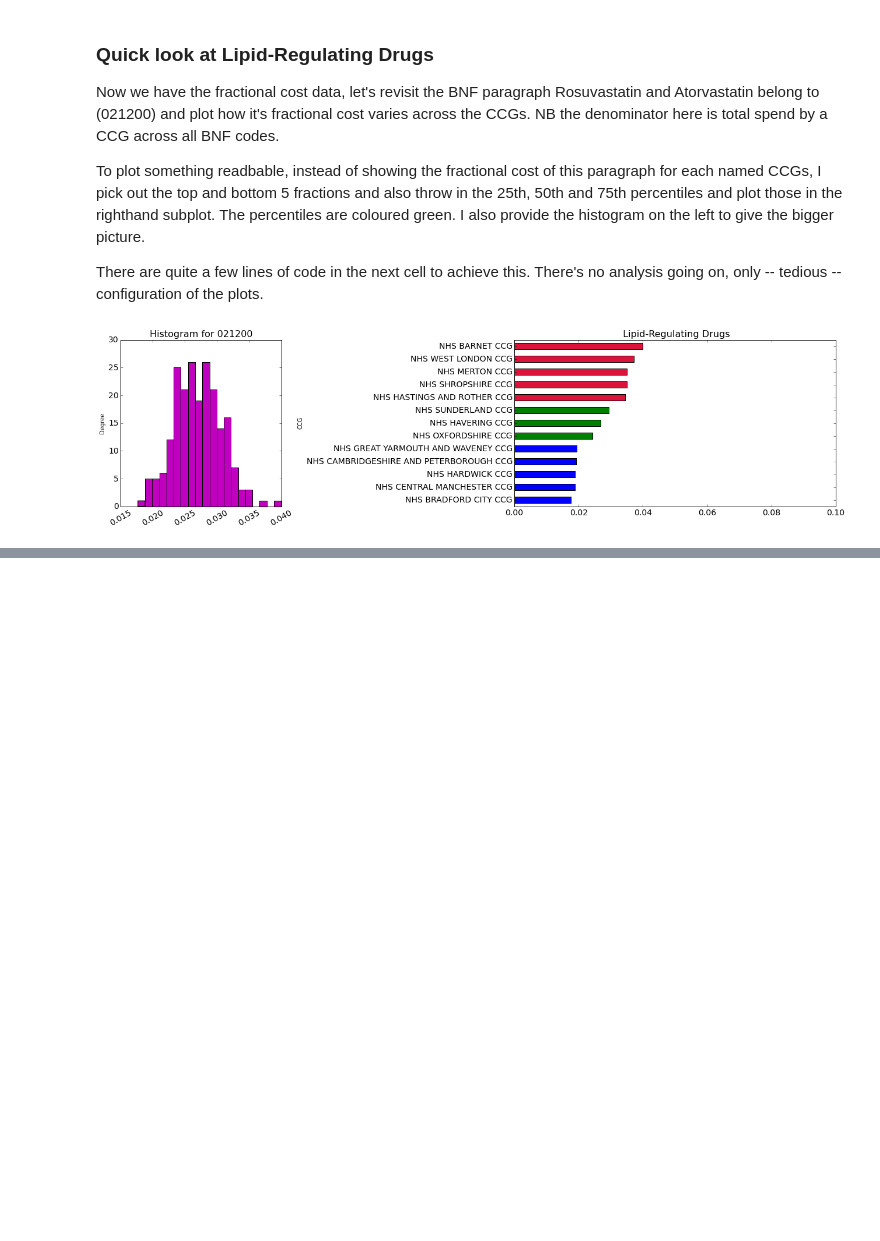
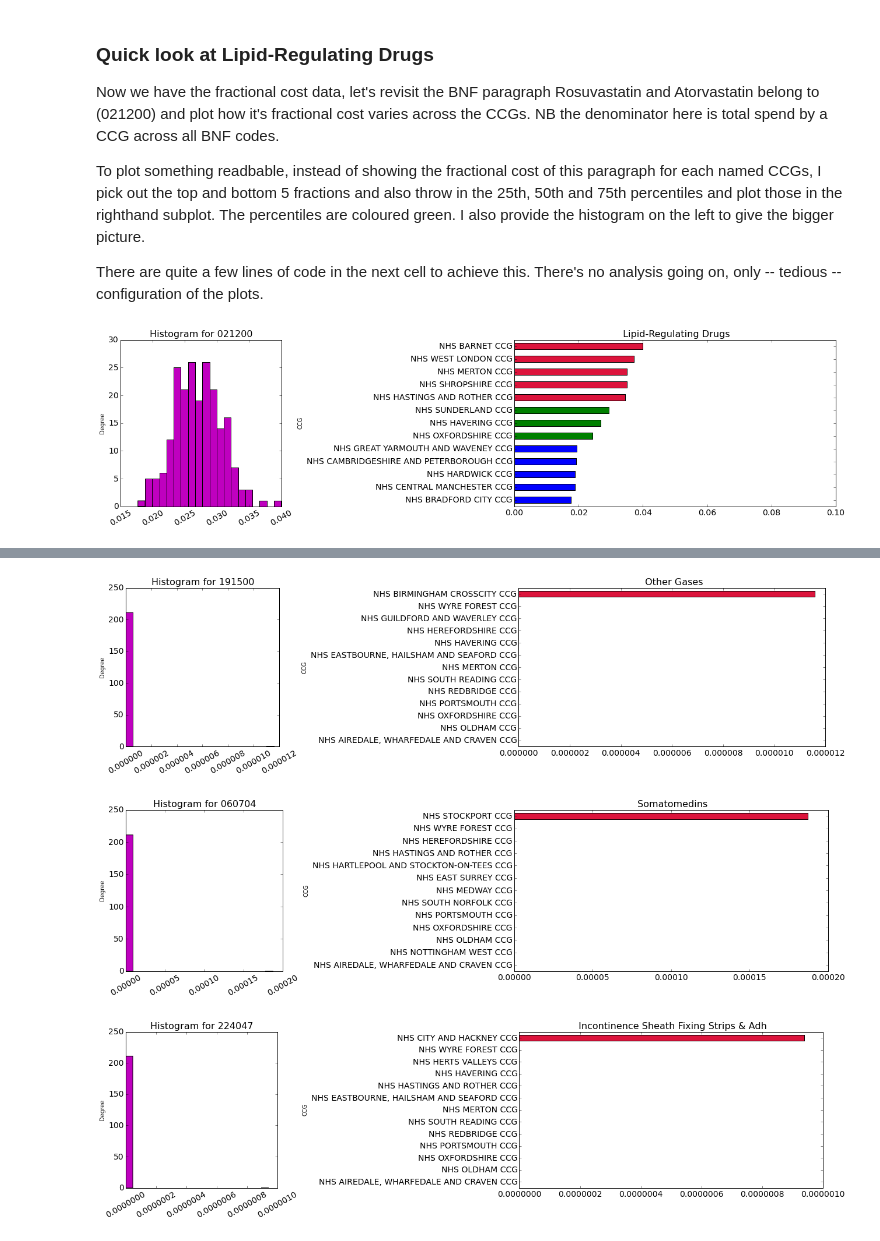
Before and after one commit to tdbudden/hscictools, a Jupyter notebook: notebooks/Exploring UK prescription data with BigQuery and python.ipynb, the cells around one changed output, grey strips where cells are left out. Saved outputs shown, nothing was run; the diff lists cells and outputs as text; code cells hidden in the pictures; blank space fills up the shorter version.

```diff
--- a/notebooks/Exploring UK prescription data with BigQuery and python.ipynb
+++ b/notebooks/Exploring UK prescription data with BigQuery and python.ipynb
@@ -541,0 +594,11 @@ I've fixed the range of the x-axis in the horizontal bar charts to run from 0 to
+# %%
+from scipy.stats import skew
+def score(x):
+    return skew(x)
+scores=para_ccg2[['FRAC_ACT_COST']].groupby(level=0).agg(score).sort(columns=['FRAC_ACT_COST'],ascending=False)
+for highscorer in scores[:3].index:
+    plot_folded(highscorer)
+# %% [output]
+[figure, added]
+[figure, added]
+[figure, added]
```
Also changed, not shown: parts of 16 cells of this notebook.
